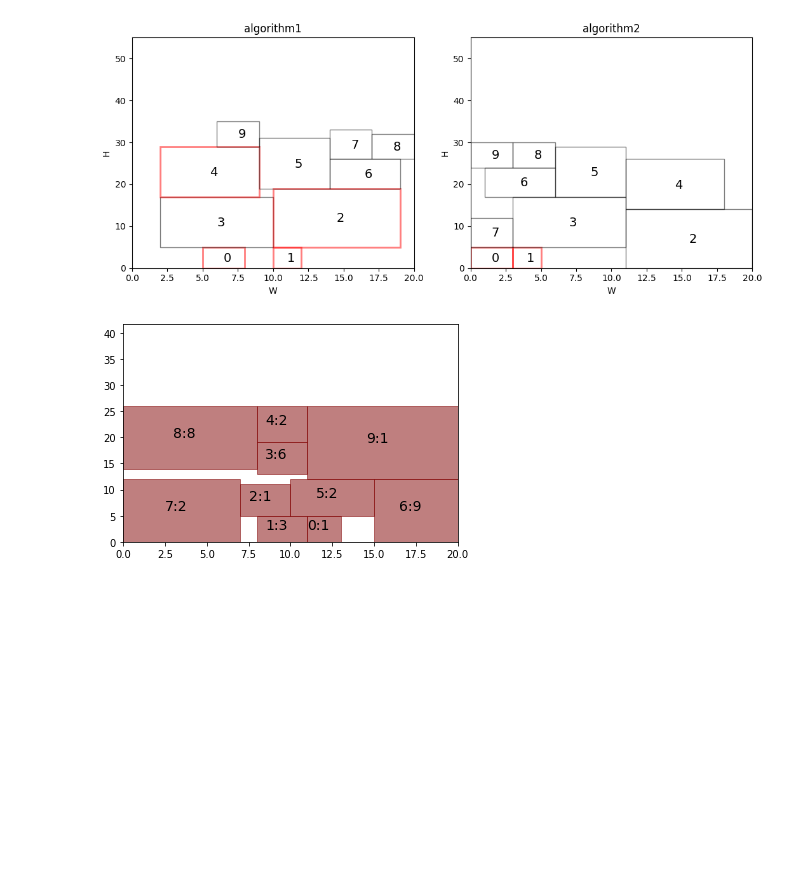
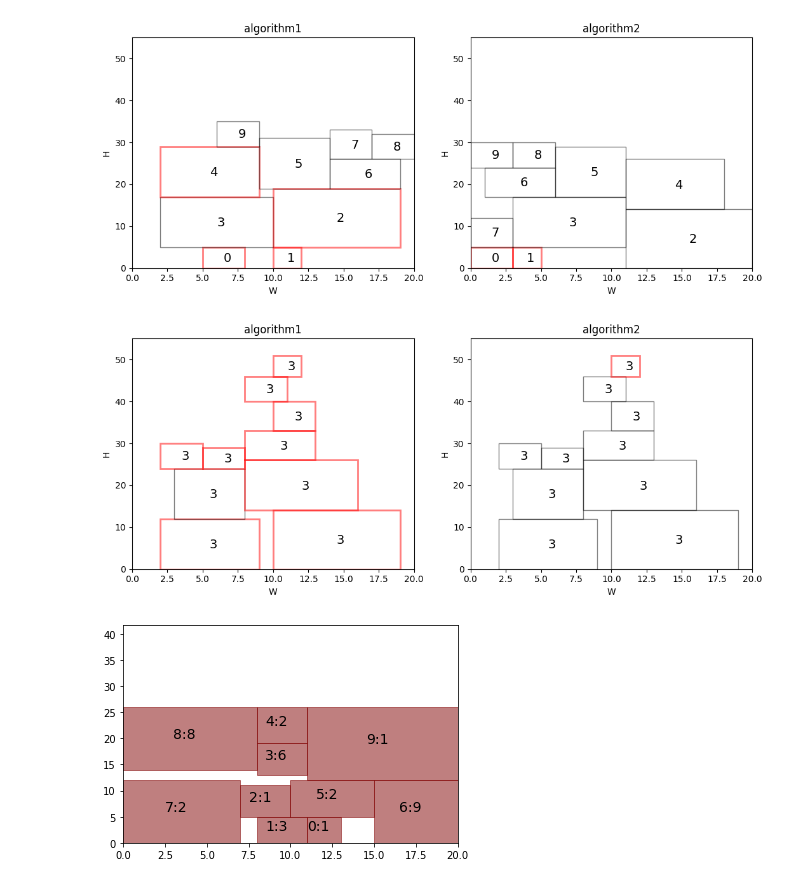
Before and after one commit to Chang970605/bap, a Jupyter notebook: 2dspp/未命名.ipynb, the cells around one changed output. Saved outputs shown, nothing was run; the diff lists cells and outputs as text; code cells hidden in the pictures; blank space fills up the shorter version.

```diff
--- a/2dspp/未命名.ipynb
+++ b/2dspp/未命名.ipynb
@@ -419,13 +419,16 @@ import copy
 import ha
 res1 = ha.ffd(ww, hh, 20, pp)
 res2 = ha.ffdtwo(ww, hh, 20, pp)
+res4 = ha.ffd_beamsearch_new(ww, hh, 20, pp, 3)
 # %%
 res1 = res1[1:]
 # %%
 res2 = res2[1:]
+# %%
+res4 = res4[1:]
 # %%
 punish = 0
-for i in res1:
+for i in res4:
     punish += abs(i[0] - i[4])
 punish
 # %% [output]
@@ -491,6 +494,19 @@ for i in range(len(res2)):
     h2.append(res2[i][3])
     p2.append(res2[i][4])
     number2.append(res2[i][5])
+# %%
+x4 = []
+y4 = []
+w4 = []
+h4 = []
+p4 = []
+number4 = []
+for i in range(len(res4)):
+    x4.append(res4[i][0])
+    y4.append(res4[i][1])
+    w4.append(res4[i][2])
+    h4.append(res4[i][3])
+    p4.append(res4[i][4])
 # %%
 W = 20
 w = ww
@@ -563,6 +579,78 @@ plt.savefig('两装箱示意图'+ ".jpg",dpi = 200)
 plt.show()
 # %% [output]
 [figure]
+# %%
+W = 20
+w = ww
+h = hh
+p = pp
+y_label_range = 55
+x_label_range = W
+
+# 开始做图
+fig = plt.figure(figsize = [12.6, 4.8], dpi = 100)
+ax = plt.subplot(121)
+
+#建立矩形
+for i in range(len(w)):
+    if x4[i] == p4[i]:
+        c = 'red'
+        l = 2
+    else:
+        c = 'black'
+        l = 1
+    rect = plt.Rectangle(
+            (x4[i], y4[i]),  # (x,y)矩形左下角
+            w4[i],          # width长
+            h4[i],          # height宽
+            fill=False,
+                          edgecolor=c, linewidth=l,
+            alpha=0.5)
+    ax.add_patch(rect)
+    ax.text((2 * x4[i] + w4[i])/2, (2 * y4[i] + h4[i])/2 - 1,
+            str(3),
+            bbox=dict(facecolor='blue', alpha=0),
+            fontsize=14, color='black')
+# 建立图
+plt.xlabel("W")
+plt.ylabel("H")
+plt.xlim(0, x_label_range)
+plt.ylim(0, y_label_range)
+ax.set_title("algorithm1")
+
+#fig = plt.figure(figsize = [12.6, 9.6], dpi = 100)
+ax = plt.subplot(122)
+
+#建立矩形
+for i in range(len(w)):
+    if x4[i] == p[i]:
+        c = 'red'
+        l = 2
+    else:
+        c = 'black'
+        l = 1
+    rect = plt.Rectangle(
+            (x4[i], y4[i]),  # (x,y)矩形左下角
+            w4[i],          # width长
+            h4[i],          # height宽
+            fill=False,
+                          edgecolor=c, linewidth=l,
+            alpha=0.5)
+    ax.add_patch(rect)
+    ax.text((2 * x4[i] + w4[i])/2, (2 * y4[i] + h4[i])/2 - 1,
+            str(3),
+            bbox=dict(facecolor='blue', alpha=0),
+            fontsize=14, color='black')
+# 建立图
+plt.xlabel("W")
+plt.ylabel("H")
+plt.xlim(0, x_label_range)
+plt.ylim(0, y_label_range)
+ax.set_title("algorithm2")
+plt.savefig('两装箱示意图'+ ".jpg",dpi = 200)
+plt.show()
+# %% [output]
+[figure, added]
 # %%
 def sketch_map(W, w, h, x, y, p, name):
     """
```
Also changed, not shown: parts of 1 cell of this notebook, 16 other files.
